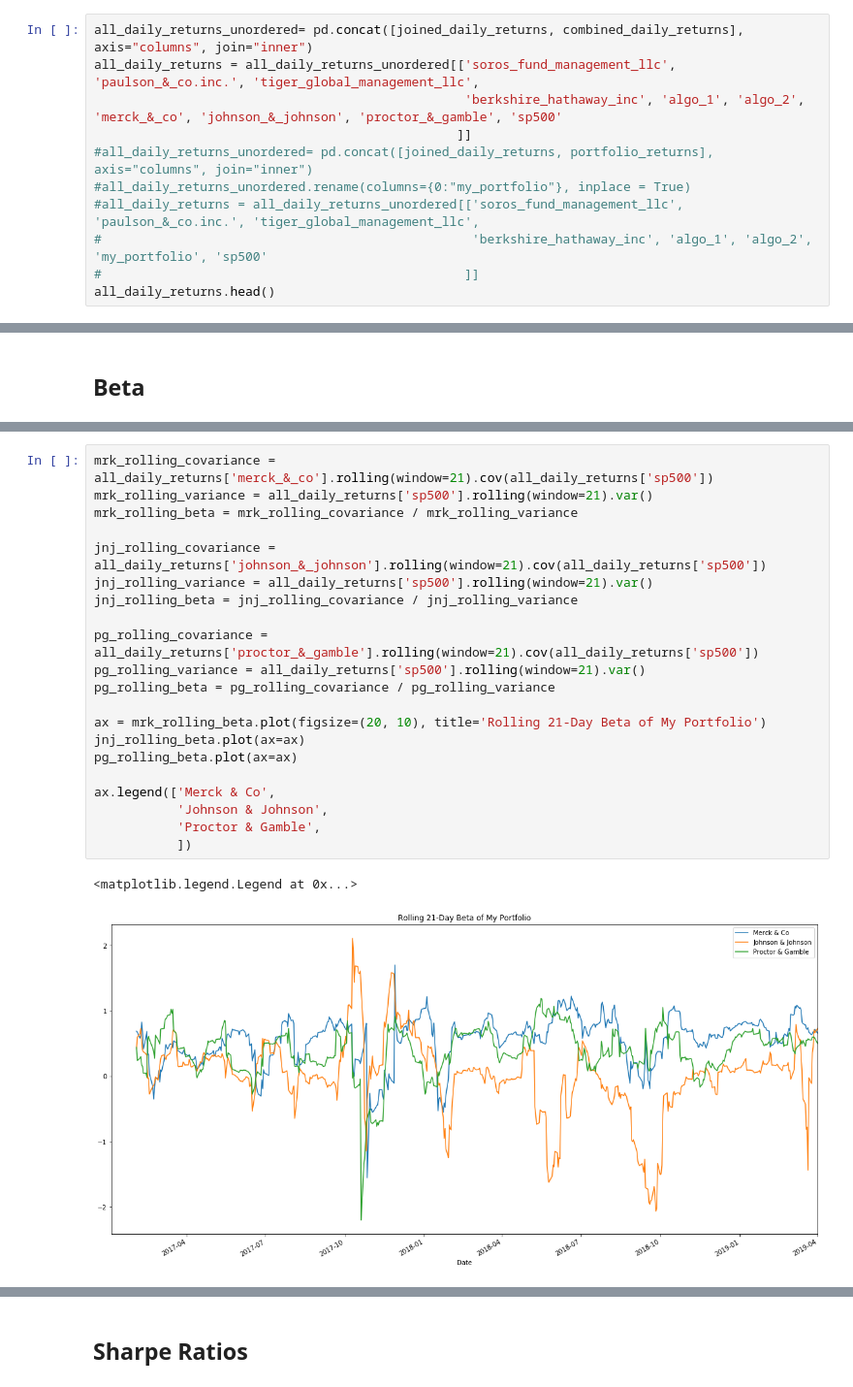
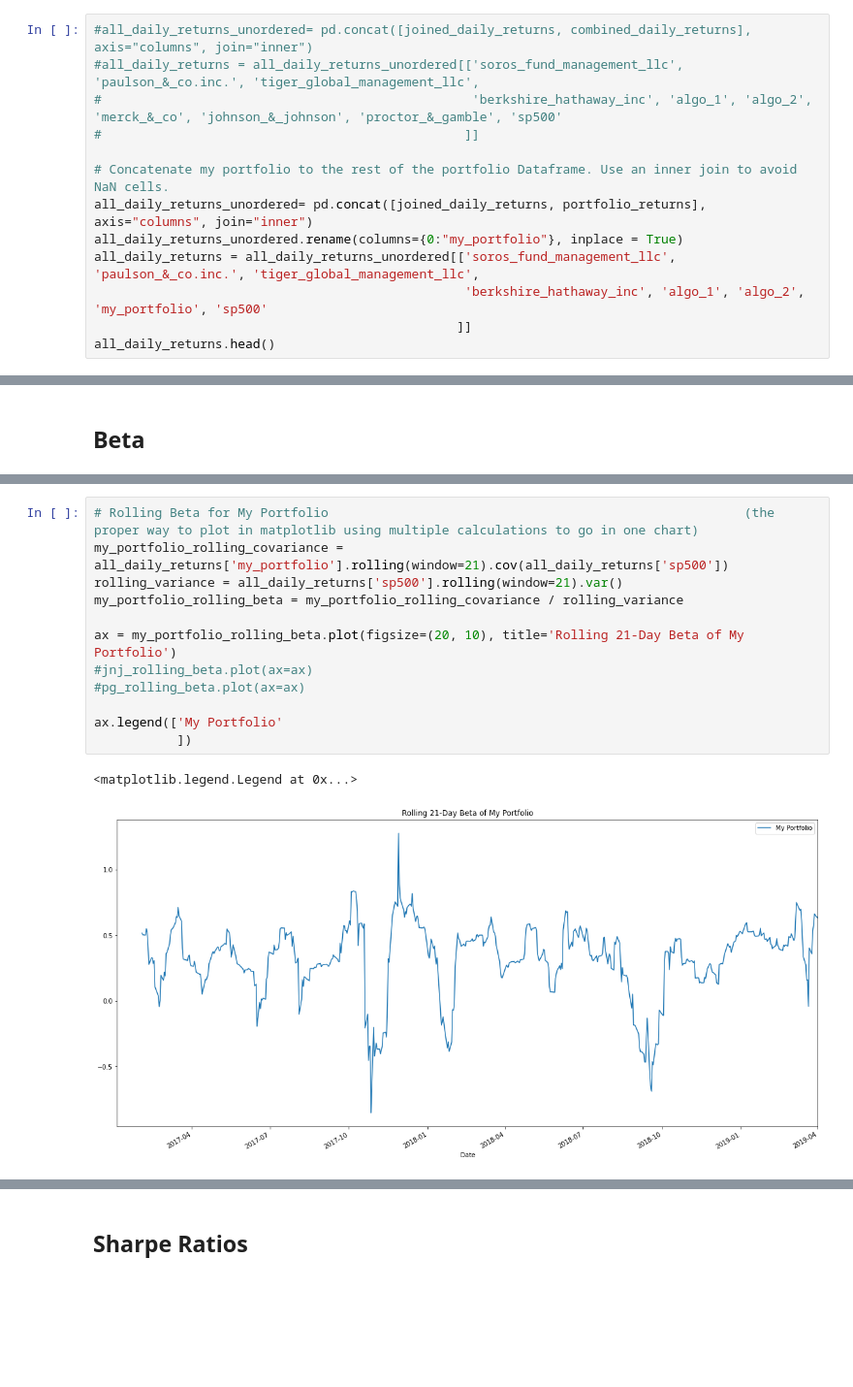
Before and after one commit to EmilianoAmador/Emiliano_Amador_a_whale_off_the_portfolio, a Jupyter notebook: whale_analysis.ipynb, the cells around one changed output, grey strips where cells are left out. Shown at 97% size. Saved outputs shown, nothing was run; the diff lists cells and outputs as text; blank space fills up the shorter version.

```diff
--- a/whale_analysis.ipynb
+++ b/whale_analysis.ipynb
@@ -499,15 +462,17 @@ dtype: float64
 # %% [markdown]
 ## Join your portfolio returns to the DataFrame that contains all of the portfolio returns
 # %%
-all_daily_returns_unordered= pd.concat([joined_daily_returns, combined_daily_returns], axis="columns", join="inner")
+#all_daily_returns_unordered= pd.concat([joined_daily_returns, combined_daily_returns], axis="columns", join="inner")
+#all_daily_returns = all_daily_returns_unordered[['soros_fund_management_llc', 'paulson_&_co.inc.', 'tiger_global_management_llc',
+#                                                 'berkshire_hathaway_inc', 'algo_1', 'algo_2', 'merck_&_co', 'johnson_&_johnson', 'proctor_&_gamble', 'sp500'
+#                                                ]]
+
+# Concatenate my portfolio to the rest of the portfolio Dataframe. Use an inner join to avoid NaN cells.
+all_daily_returns_unordered= pd.concat([joined_daily_returns, portfolio_returns], axis="columns", join="inner")
+all_daily_returns_unordered.rename(columns={0:"my_portfolio"}, inplace = True)
 all_daily_returns = all_daily_returns_unordered[['soros_fund_management_llc', 'paulson_&_co.inc.', 'tiger_global_management_llc',
-                                                 'berkshire_hathaway_inc', 'algo_1', 'algo_2', 'merck_&_co', 'johnson_&_johnson', 'proctor_&_gamble', 'sp500'
+                                                 'berkshire_hathaway_inc', 'algo_1', 'algo_2', 'my_portfolio', 'sp500'
                                                 ]]
-#all_daily_returns_unordered= pd.concat([joined_daily_returns, portfolio_returns], axis="columns", join="inner")
-#all_daily_returns_unordered.rename(columns={0:"my_portfolio"}, inplace = True)
-#all_daily_returns = all_daily_returns_unordered[['soros_fund_management_llc', 'paulson_&_co.inc.', 'tiger_global_management_llc',
-#                                                 'berkshire_hathaway_inc', 'algo_1', 'algo_2', 'my_portfolio', 'sp500'
-#                                                ]]
 all_daily_returns.head()
 # %% [output]
 |  | soros_fund_management_llc | paulson_&_co.inc. | tiger_global_management_llc | berkshire_hathaway_inc | algo_1 | algo_2 | ... |
@@ -622,24 +567,15 @@ Beta for Proctor & Gamble: 0.456
 # %%
-mrk_rolling_covariance = all_daily_returns['merck_&_co'].rolling(window=21).cov(all_daily_returns['sp500'])
-mrk_rolling_variance = all_daily_returns['sp500'].rolling(window=21).var()
-mrk_rolling_beta = mrk_rolling_covariance / mrk_rolling_variance
+# Rolling Beta for My Portfolio                                                       (the proper way to plot in matplotlib using multiple calculations to go in one chart)
+my_portfolio_rolling_covariance = all_daily_returns['my_portfolio'].rolling(window=21).cov(all_daily_returns['sp500'])
+rolling_variance = all_daily_returns['sp500'].rolling(window=21).var()
+my_portfolio_rolling_beta = my_portfolio_rolling_covariance / rolling_variance
 
-jnj_rolling_covariance = all_daily_returns['johnson_&_johnson'].rolling(window=21).cov(all_daily_returns['sp500'])
-jnj_rolling_variance = all_daily_returns['sp500'].rolling(window=21).var()
-jnj_rolling_beta = jnj_rolling_covariance / jnj_rolling_variance
+ax = my_portfolio_rolling_beta.plot(figsize=(20, 10), title='Rolling 21-Day Beta of My Portfolio')
+#jnj_rolling_beta.plot(ax=ax)
+#pg_rolling_beta.plot(ax=ax)
 
-pg_rolling_covariance = all_daily_returns['proctor_&_gamble'].rolling(window=21).cov(all_daily_returns['sp500'])
-pg_rolling_variance = all_daily_returns['sp500'].rolling(window=21).var()
-pg_rolling_beta = pg_rolling_covariance / pg_rolling_variance
-
-ax = mrk_rolling_beta.plot(figsize=(20, 10), title='Rolling 21-Day Beta of My Portfolio')
-jnj_rolling_beta.plot(ax=ax)
-pg_rolling_beta.plot(ax=ax)
-
-ax.legend(['Merck & Co',
-           'Johnson & Johnson',
-           'Proctor & Gamble',
+ax.legend(['My Portfolio'
            ])
 # %% [output]
 <matplotlib.legend.Legend at 0x...>
-[figure, old version]
+[figure, new version]
```
Also changed, not shown: parts of 49 cells of this notebook.
